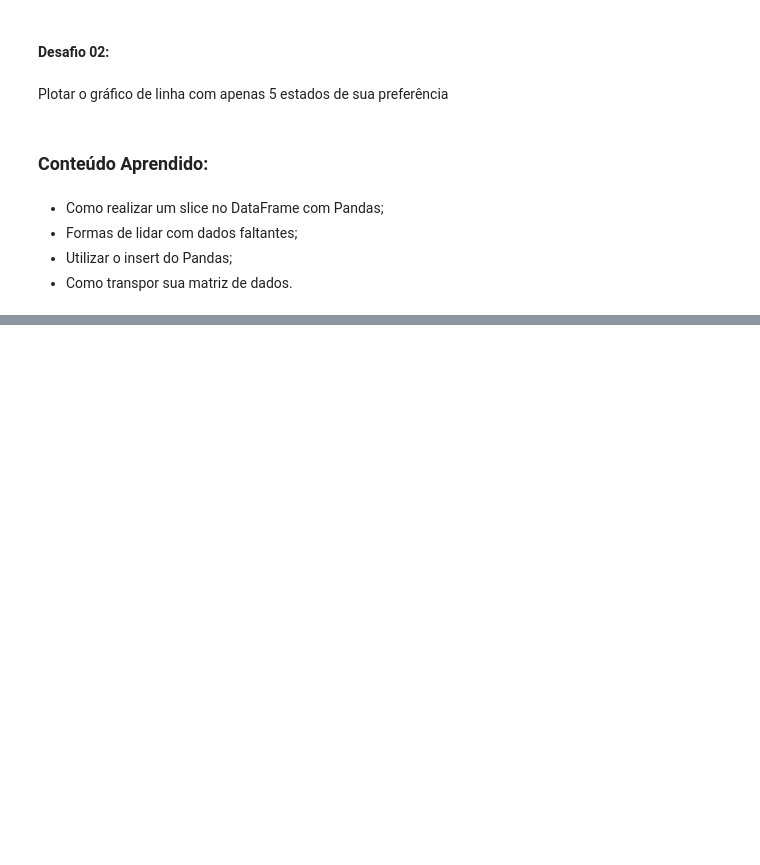
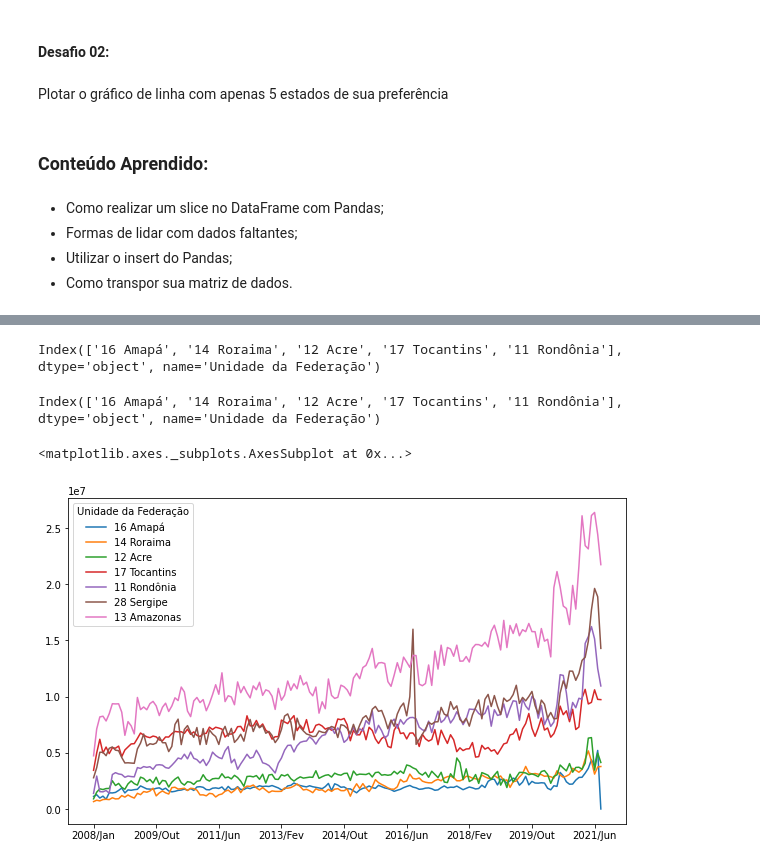
Before and after one commit to mvabreu/bootcamp_datascience, a Jupyter notebook: Notebooks/modulo_1.ipynb, the cells around one changed output, grey strips where cells are left out. Saved outputs shown, nothing was run; the diff lists cells and outputs as text; code cells hidden in the pictures; blank space fills up the shorter version.

```diff
--- a/Notebooks/modulo_1.ipynb
+++ b/Notebooks/modulo_1.ipynb
@@ -328,0 +359,18 @@ Plotar o gráfico de linha com apenas 5 estados de sua preferência
+# %%
+# Selecionar os 5 primeiros
+# transpondo os Estados ficam nas colunas
+usaveis.T.columns[:5]
+# %% [output]
+Index(['16 Amapá', '14 Roraima', '12 Acre', '17 Tocantins', '11 Rondônia'], dtype='object', name='Unidade da Federação')
+# %%
+# Selecionar os 5 primeiros
+# utilizando o index para fazer o slice
+usaveis.index[:5]
+# %% [output]
+Index(['16 Amapá', '14 Roraima', '12 Acre', '17 Tocantins', '11 Rondônia'], dtype='object', name='Unidade da Federação')
+# %%
+# plotando o gráfico dos 7 primeiros estados
+usaveis[:7].T.plot(figsize=(10,6))
+# %% [output]
+<matplotlib.axes._subplots.AxesSubplot at 0x...>
+[figure, added]
```
Also changed, not shown: parts of 54 cells of this notebook.
